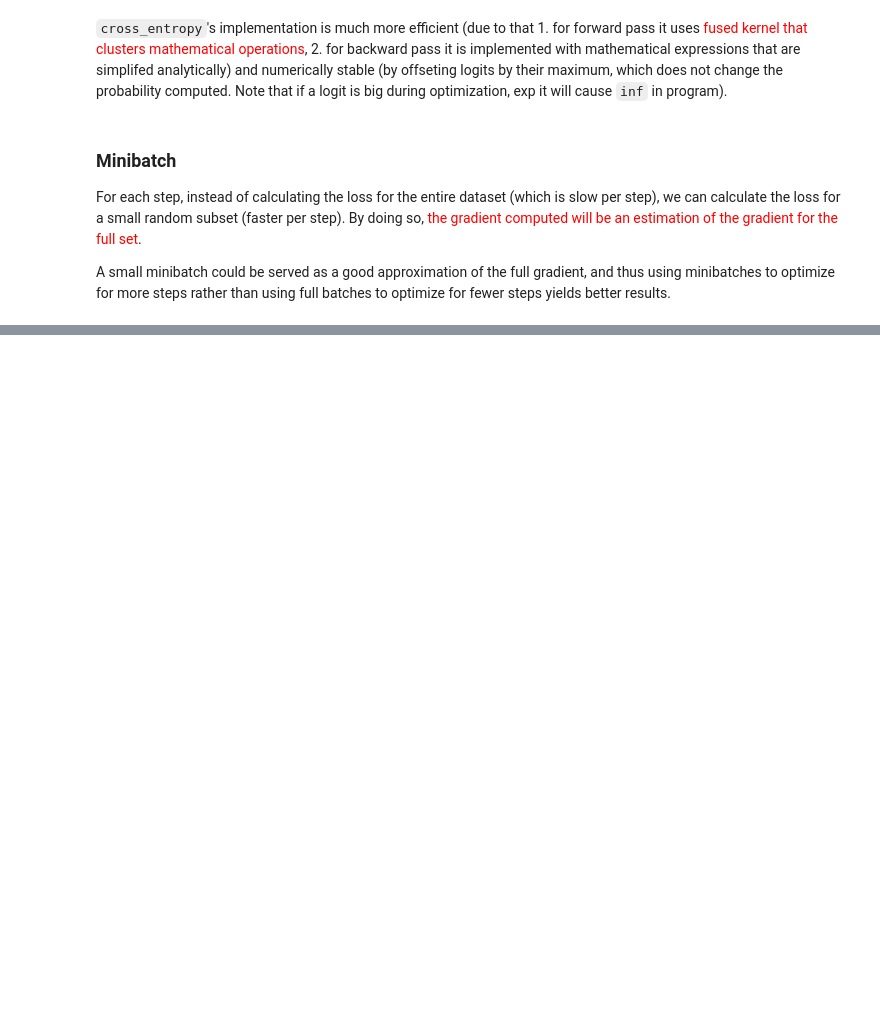
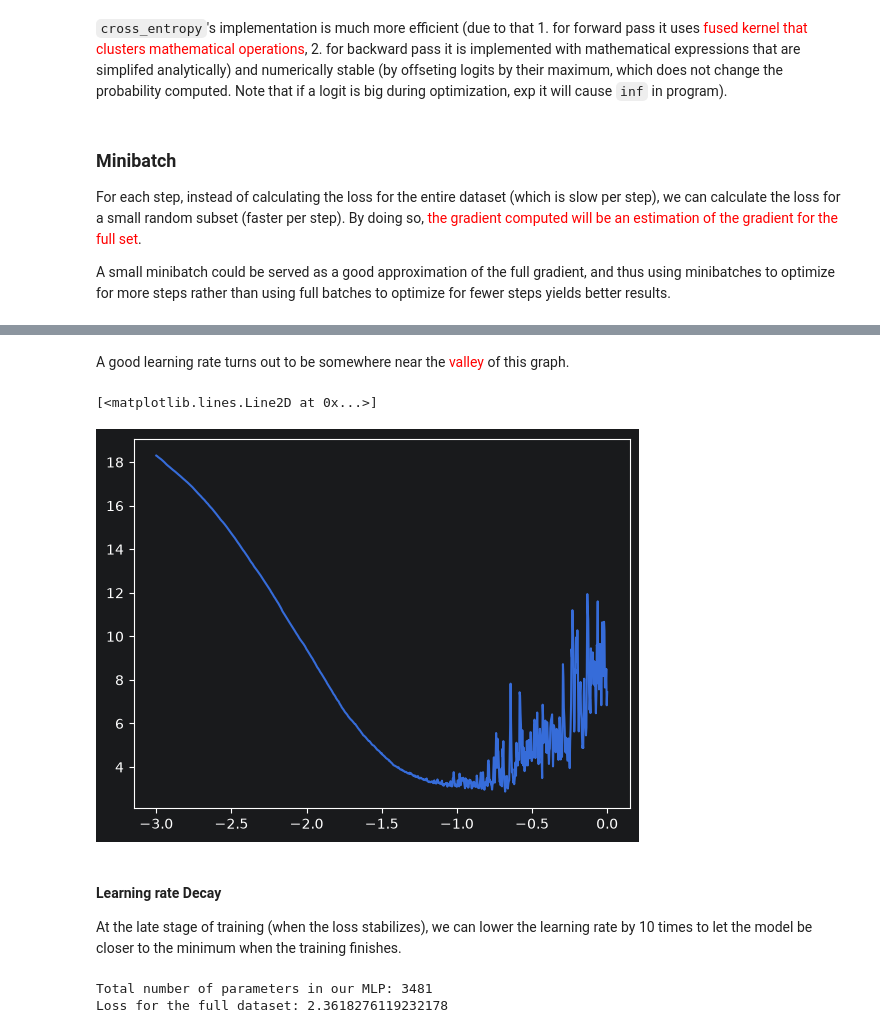
Before and after one commit to IQ404/my-MLP, a Jupyter notebook: mlp.ipynb, the cells around one changed output, grey strips where cells are left out. Cells and saved outputs as stored; diff of their text form; code cells hidden in the pictures; blank space fills up the shorter version.

```diff
--- a/mlp.ipynb
+++ b/mlp.ipynb
@@ -555,0 +695,57 @@ claude --resume abe4025c-d40a-4ab7-9825-d9de61d6adb0
+# %% [markdown]
+A good learning rate turns out to be somewhere near the <span style="color:red">valley</span> of this graph.
+# %%
+plt.plot(learning_rate_exponents, losses)
+# %% [output]
+[<matplotlib.lines.Line2D at 0x...>]
+[figure, added]
+# %% [markdown]
+#### Learning rate Decay
+
+At the late stage of training (when the loss stabilizes), we can lower the learning rate by 10 times to let the model be closer to the minimum when the training finishes.
+# %%
+minibatch_size = 32
+num_step = 40000
+num_step_late = 10000
+learning_rate = 0.1
+
+M = torch.randn((27,2))
+W_hidden = torch.randn((6,100))
+b_hidden = torch.randn(100)
+W_output = torch.randn((100, 27))
+b_output = torch.randn(27)
+
+parameters = [M, W_hidden, b_hidden, W_output, b_output]
+for p in parameters:
+    p.requires_grad = True
+
+print('Total number of parameters in our MLP:', sum(p.nelement() for p in parameters))
+
+for _ in range(num_step):
+    # minibatch construction:
+    ix = torch.randint(0, X.shape[0], (minibatch_size,))
+
+    # forward pass:
+    emb_X = M[X[ix]]
+    hidden_out = torch.tanh(emb_X.view(-1,6) @ W_hidden + b_hidden)
+    logits = hidden_out @ W_output + b_output
+    loss_for_minibatch = F.cross_entropy(logits, Y[ix])
+
+
+    # backward pass:
+    for p in parameters:
+        p.grad = None   # each step needs to recalculate the gradients
+    loss_for_minibatch.backward()   # calculate the gradients
+
+    # parameters update:
+    for p in parameters:
+        p.data += -learning_rate * p.grad
+
+emb_X = M[X]
+hidden_out = torch.tanh(emb_X.view(-1,6) @ W_hidden + b_hidden)
+logits = hidden_out @ W_output + b_output
+loss_full = F.cross_entropy(logits, Y)
+print('Loss for the full dataset:', loss_full.item())
+# %% [output]
+Total number of parameters in our MLP: 3481
+Loss for the full dataset: 2.3618276119232178
```
Also changed, not shown: parts of 35 cells of this notebook.
